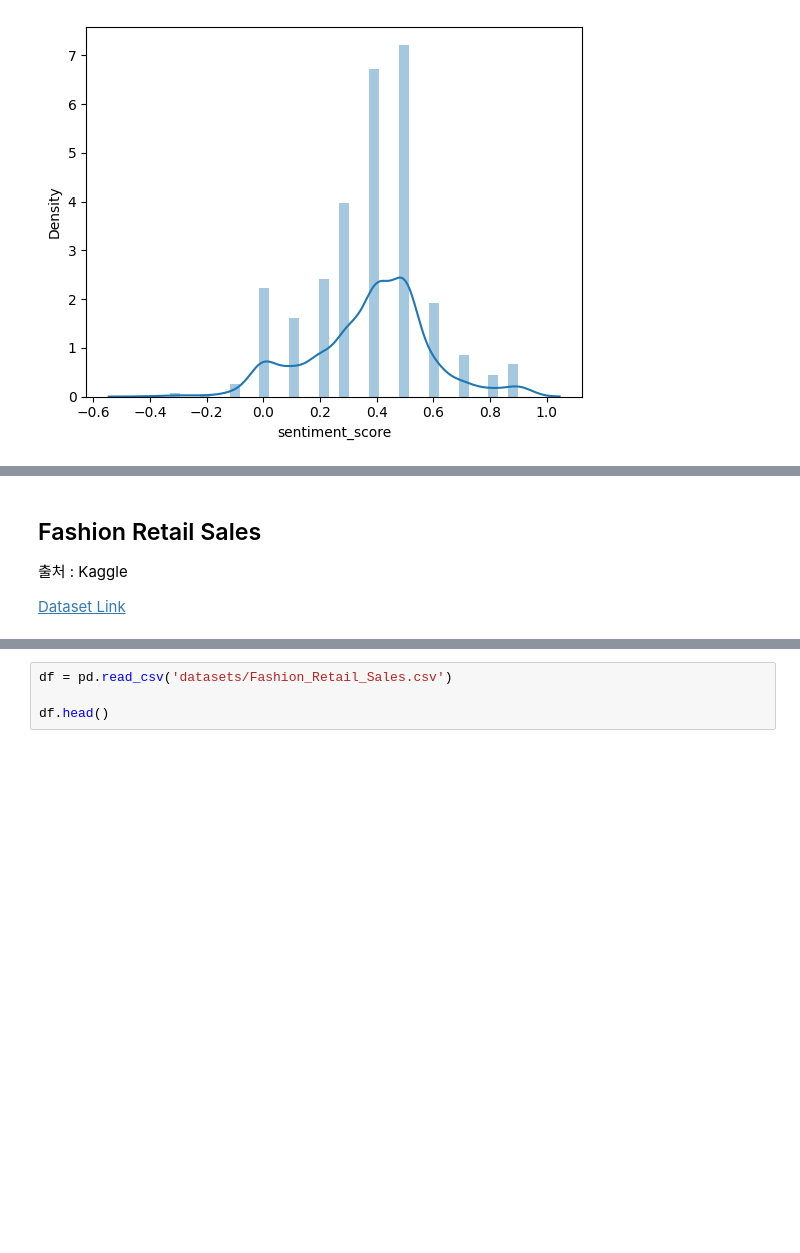
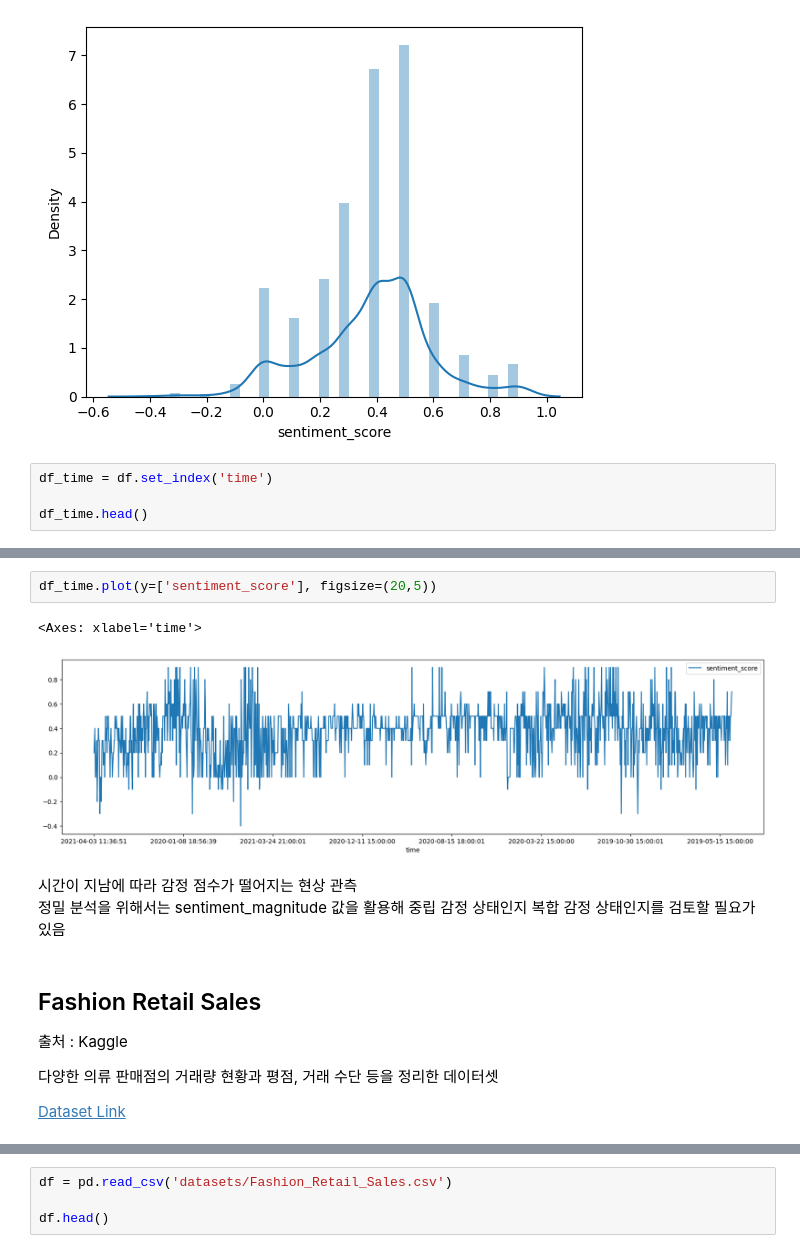
Before and after one commit to againeureka/datadrift_bhc, a Jupyter notebook: fashion_data_analysis.ipynb, the cells around one changed output, grey strips where cells are left out. Saved outputs shown, nothing was run; the diff lists cells and outputs as text; blank space fills up the shorter version.

```diff
--- a/fashion_data_analysis.ipynb
+++ b/fashion_data_analysis.ipynb
@@ -92,3 +142,7 @@ https://gist.github.com/mwaskom/de44147ed2974457ad6372750bbe5751
   sns.distplot(df.sentiment_score)
 <Axes: xlabel='sentiment_score', ylabel='Density'>
 [figure]
+# %%
+df_time = df.set_index('time')
+
+df_time.head()
@@ -95,8 +157,18 @@ https://gist.github.com/mwaskom/de44147ed2974457ad6372750bbe5751
+# %%
+df_time.plot(y=['sentiment_score'], figsize=(20,5))
+# %% [output]
+<Axes: xlabel='time'>
+[figure, added]
+# %% [markdown]
+시간이 지남에 따라 감정 점수가 떨어지는 현상 관측<br>
+정밀 분석을 위해서는 sentiment_magnitude 값을 활용해 중립 감정 상태인지 복합 감정 상태인지를 검토할 필요가 있음
 # %% [markdown]
 ## Fashion Retail Sales
 
 출처 : Kaggle
 
+다양한 의류 판매점의 거래량 현황과 평점, 거래 수단 등을 정리한 데이터셋
+
 [Dataset Link](https://www.kaggle.com/datasets/fekihmea/fashion-retail-sales)
 # %% [markdown]
 ### Columns
```
Also changed, not shown: parts of 25 cells of this notebook.
